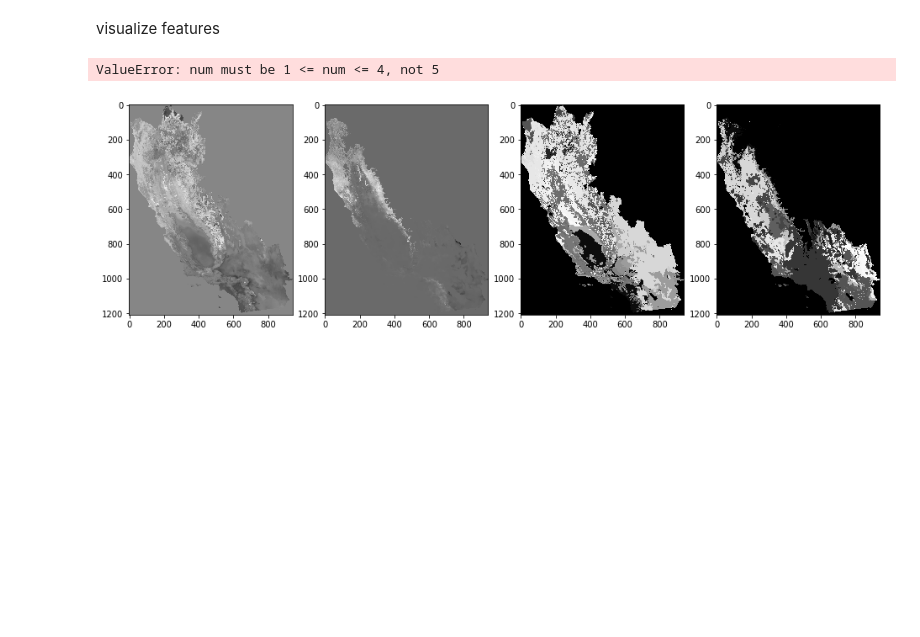
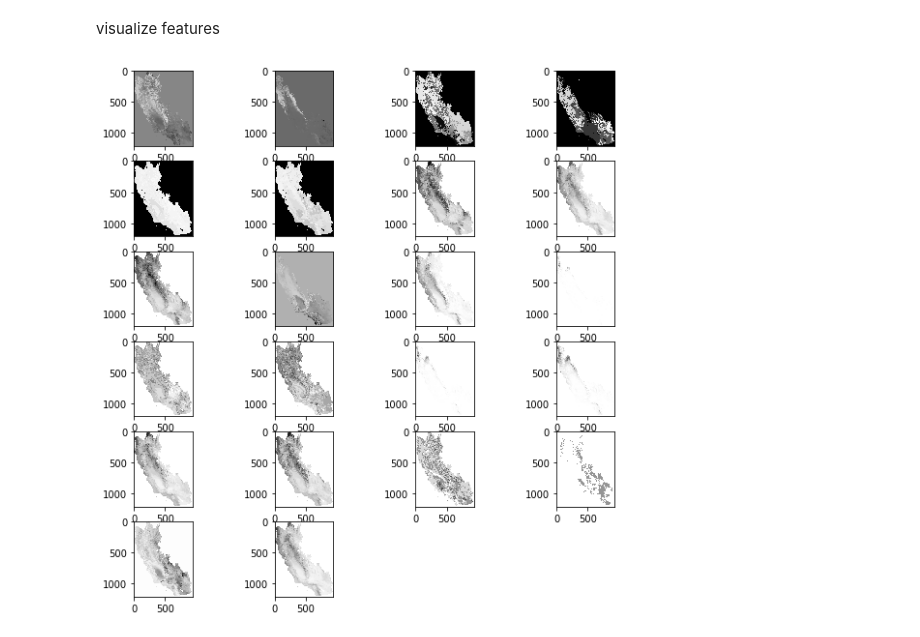
Before and after one commit to isaacWpark/wildfire_FRAP, a Jupyter notebook: Workflow/3-FeatureExtraction.ipynb, the cells around one changed output. Cells and saved outputs as stored; diff of their text form; code cells hidden in the pictures; blank space fills up the shorter version.

Commit message:
plots all features

```diff
--- a/Workflow/3-FeatureExtraction.ipynb
+++ b/Workflow/3-FeatureExtraction.ipynb
@@ -182,13 +182,14 @@ print(f2Array.shape)
 # %% [markdown]
 visualize features
 # %%
-fig, ax = plt.subplots(3, 3,figsize=(16,10))
+from math import ceil
+fig, ax = plt.subplots(3, 2,figsize=(10,10))
+cols = 4
 
 for i in range(0,f2Array.shape[2]):
     img = f2Array[:,:,i]
     i = i+1
-    plt.subplot(1,4,i)
+    plt.subplot(ceil(f2Array.shape[2]/cols),cols,i)
     plt.imshow(img, cmap="Greys")
 # %% [output]
-ValueError: num must be 1 <= num <= 4, not 5
-[figure, old version]
+[figure, new version]
```
Also changed, not shown: parts of 1 cell of this notebook.
